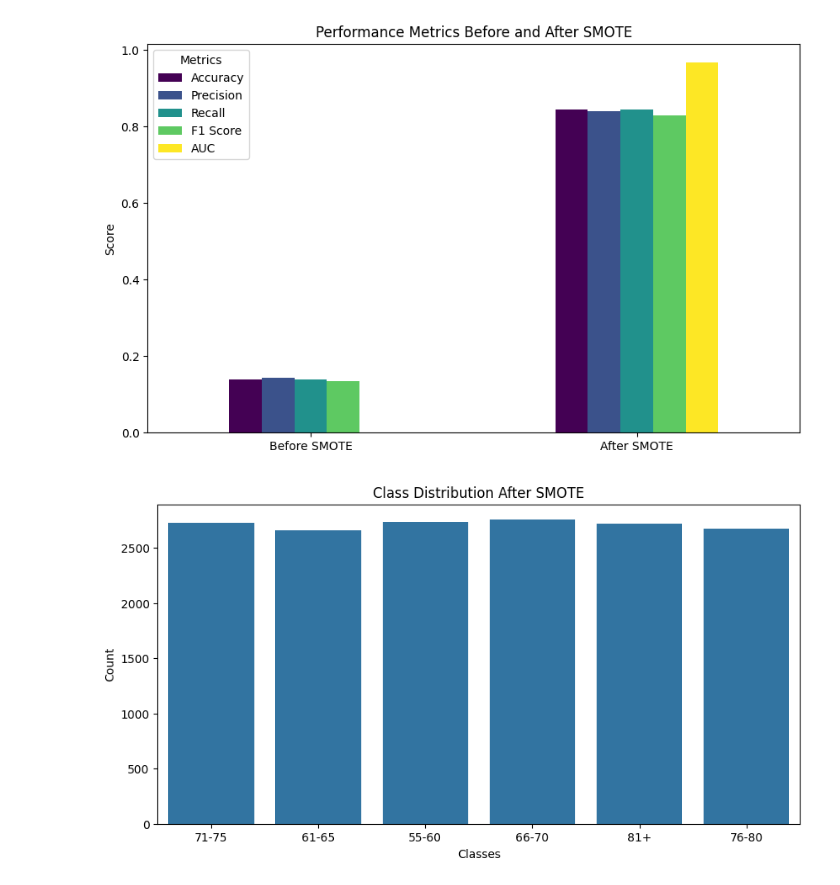
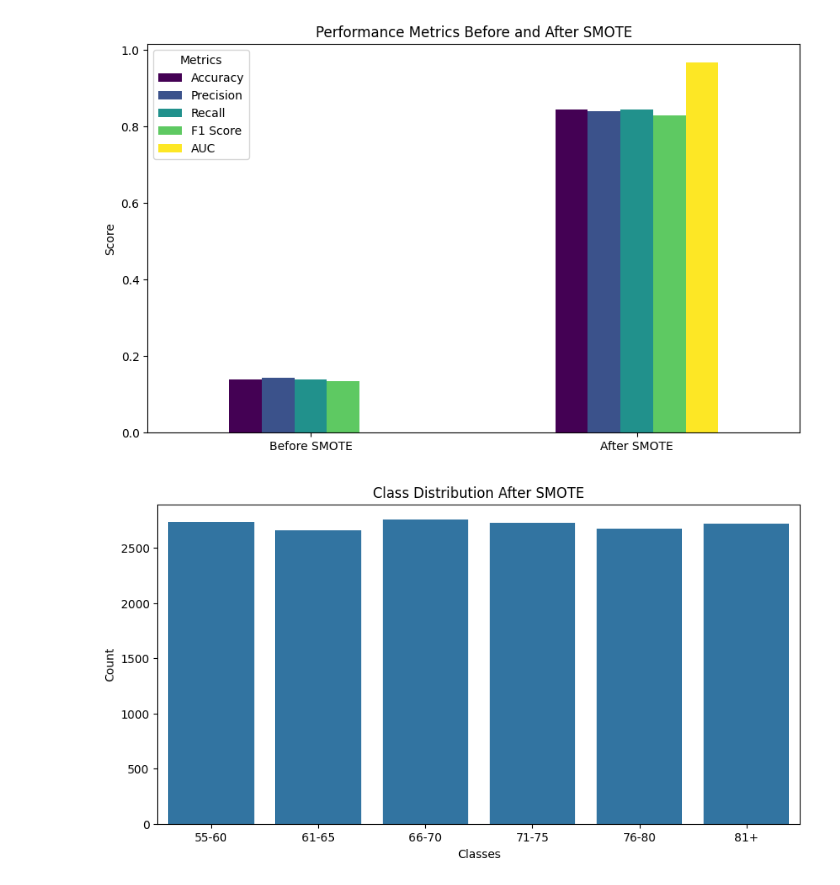
Before and after one commit to ifojiaku/Student-performance-Machine-Learning-Models, a Jupyter notebook: KNN_Model_2_Updated.ipynb, the cells around one changed output. Cells and saved outputs as stored; diff of their text form; code cells hidden in the pictures.

Commit message:
tweaked target distribution before smote

```diff
--- a/KNN_Model_2_Updated.ipynb
+++ b/KNN_Model_2_Updated.ipynb
@@ -11,7 +11,7 @@ from sklearn.metrics import make_scorer, precision_score, recall_score, f1_score
 from imblearn.over_sampling import SMOTE
 
 # Step 1: Load the dataset
-df = pd.read_csv("StudentPerformanceFactorsAdjusted.csv")  # Replace with your actual file path
+df = pd.read_csv(".\student_performance\StudentPerformanceFactorsAdjusted.csv")  # Replace with your actual file path
 
 # Step 2: Encode categorical variables
 label_encoders = {}
@@ -41,8 +41,10 @@ def aggregate_classes(score):
     else:
         return "81+"
 
+ordered_classes = ["55-60", "61-65", "66-70", "71-75", "76-80", "81+"]
+
 # Apply grouping to target variable
-y_aggregated = y.map(aggregate_classes)
+y = y.map(aggregate_classes)
 
 # Step 6: Normalize numerical features
 scaler = StandardScaler()
@@ -129,7 +131,7 @@ plt.show()
 # %%
 # Step 7: Apply SMOTE to balance the dataset
 smote = SMOTE(random_state=42)
-X_balanced, y_balanced = smote.fit_resample(X_scaled, y_aggregated)
+X_balanced, y_balanced = smote.fit_resample(X_scaled, y)
 
 # Step 8: Split data into training and testing sets
 X_train, X_test, y_train, y_test = train_test_split(X_balanced, y_balanced, test_size=0.2, random_state=42)
@@ -262,13 +264,13 @@ plt.show()
 # %%
 import matplotlib.pyplot as plt
 import seaborn as sns
 
 # After SMOTE
 plt.figure(figsize=(10, 5))
-sns.countplot(x=y_train)
+sns.countplot(x=y_train, order=ordered_classes)
 plt.title("Class Distribution After SMOTE")
 plt.xlabel("Classes")
 plt.ylabel("Count")
 plt.show()
 # %% [output]
-[figure, old version]
+[figure, new version]
```
Also changed, not shown: parts of 2 cells of this notebook.
